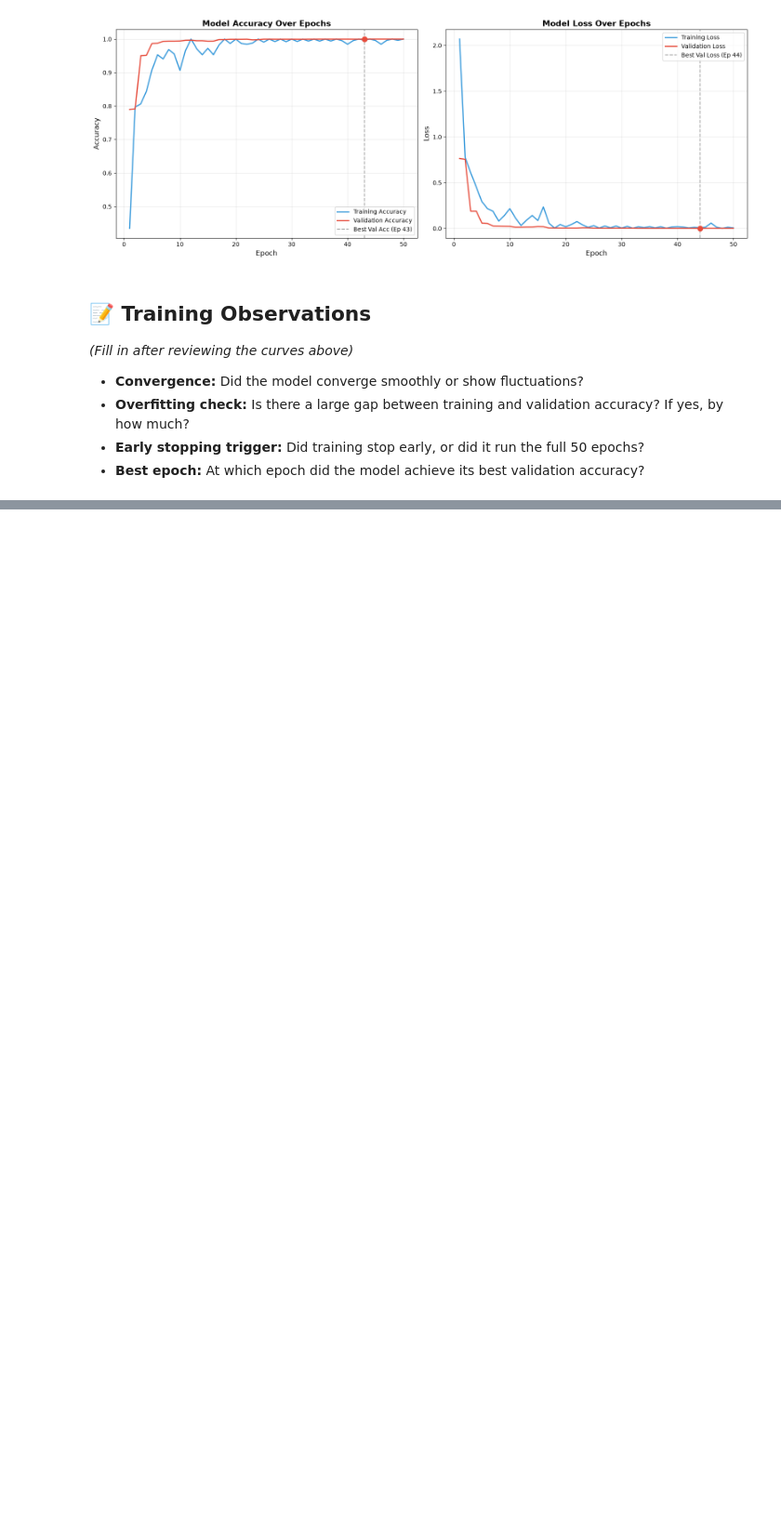
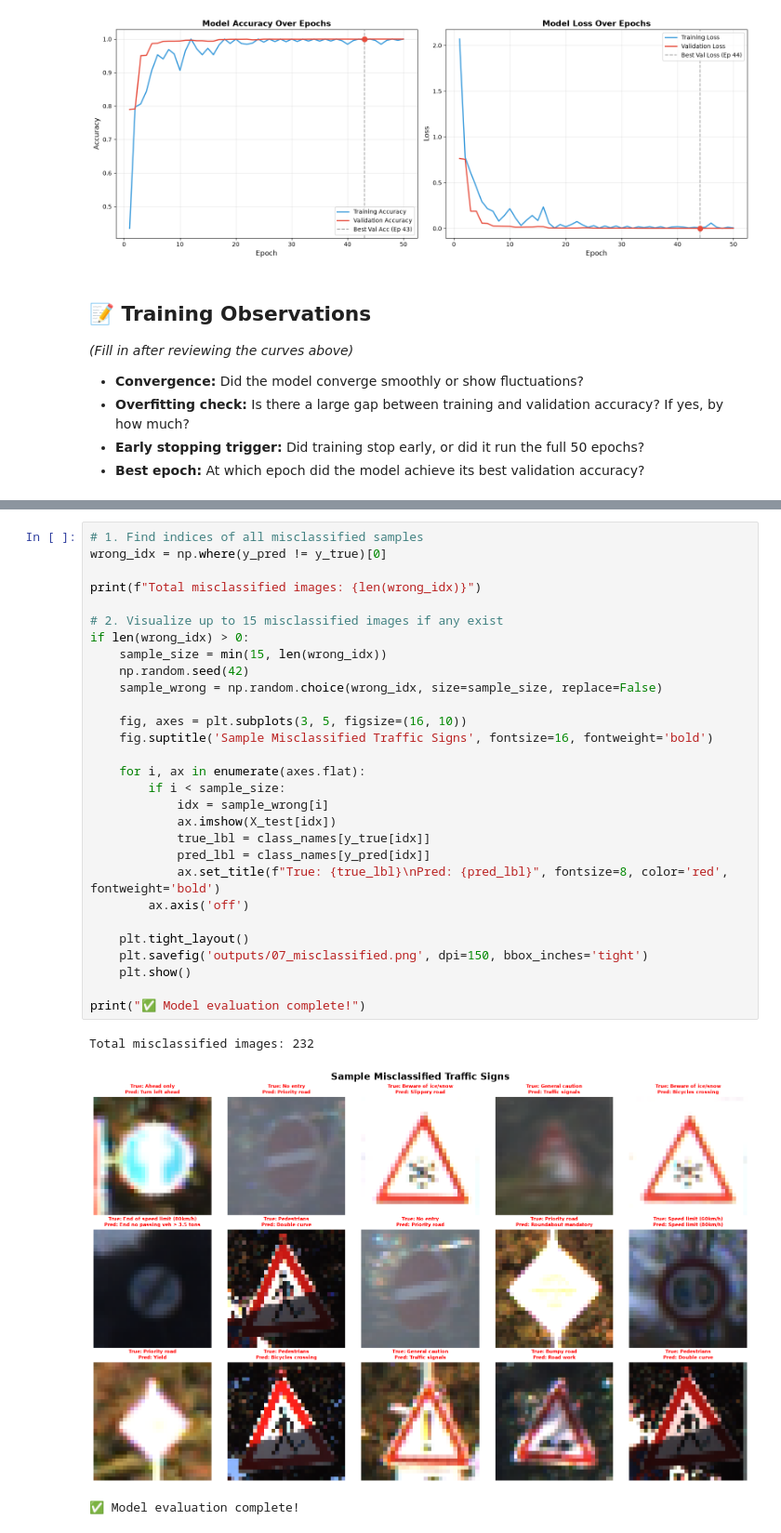
Before and after one commit to AhmadR-11/AI-ML-Projects, a Jupyter notebook: Traffic-Signs-Recognition/Traffic_Signs.ipynb, the cells around one changed output, grey strips where cells are left out. Shown at 93% size. Drawn from its saved outputs; the diff is of its cells as text; blank space fills up the shorter version.

Commit message:
feat: add model evaluation on unseen test data to notebook

```diff
--- a/Traffic-Signs-Recognition/Traffic_Signs.ipynb
+++ b/Traffic-Signs-Recognition/Traffic_Signs.ipynb
@@ -620,0 +819,33 @@ plt.show()
+# %%
+# 1. Find indices of all misclassified samples
+wrong_idx = np.where(y_pred != y_true)[0]
+
+print(f"Total misclassified images: {len(wrong_idx)}")
+
+# 2. Visualize up to 15 misclassified images if any exist
+if len(wrong_idx) > 0:
+    sample_size = min(15, len(wrong_idx))
+    np.random.seed(42)
+    sample_wrong = np.random.choice(wrong_idx, size=sample_size, replace=False)
+
+    fig, axes = plt.subplots(3, 5, figsize=(16, 10))
+    fig.suptitle('Sample Misclassified Traffic Signs', fontsize=16, fontweight='bold')
+
+    for i, ax in enumerate(axes.flat):
+        if i < sample_size:
+            idx = sample_wrong[i]
+            ax.imshow(X_test[idx])
+            true_lbl = class_names[y_true[idx]]
+            pred_lbl = class_names[y_pred[idx]]
+            ax.set_title(f"True: {true_lbl}\nPred: {pred_lbl}", fontsize=8, color='red', fontweight='bold')
+        ax.axis('off')
+
+    plt.tight_layout()
+    plt.savefig('outputs/07_misclassified.png', dpi=150, bbox_inches='tight')
+    plt.show()
+
+print("✅ Model evaluation complete!")
+# %% [output]
+Total misclassified images: 232
+[figure, added]
+✅ Model evaluation complete!
```
Also changed, not shown: parts of 11 cells of this notebook.
